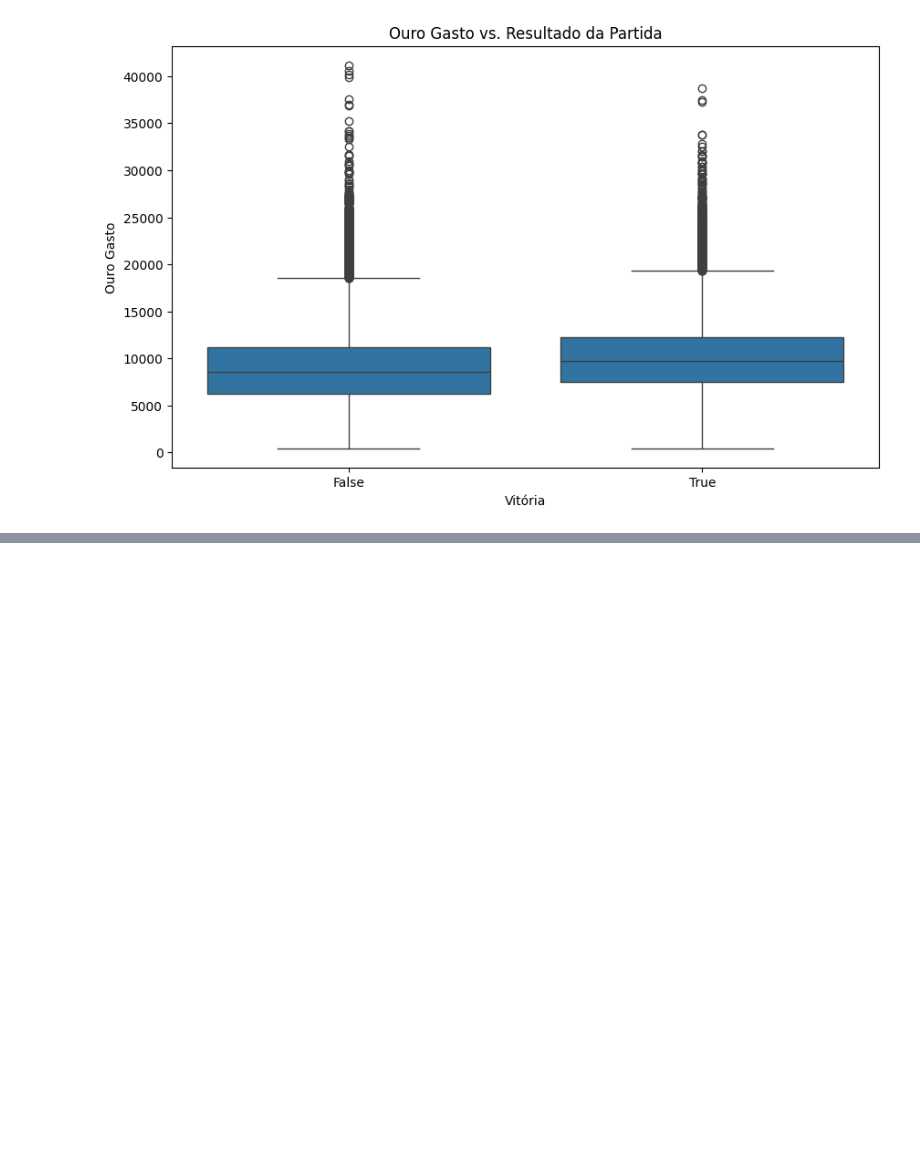
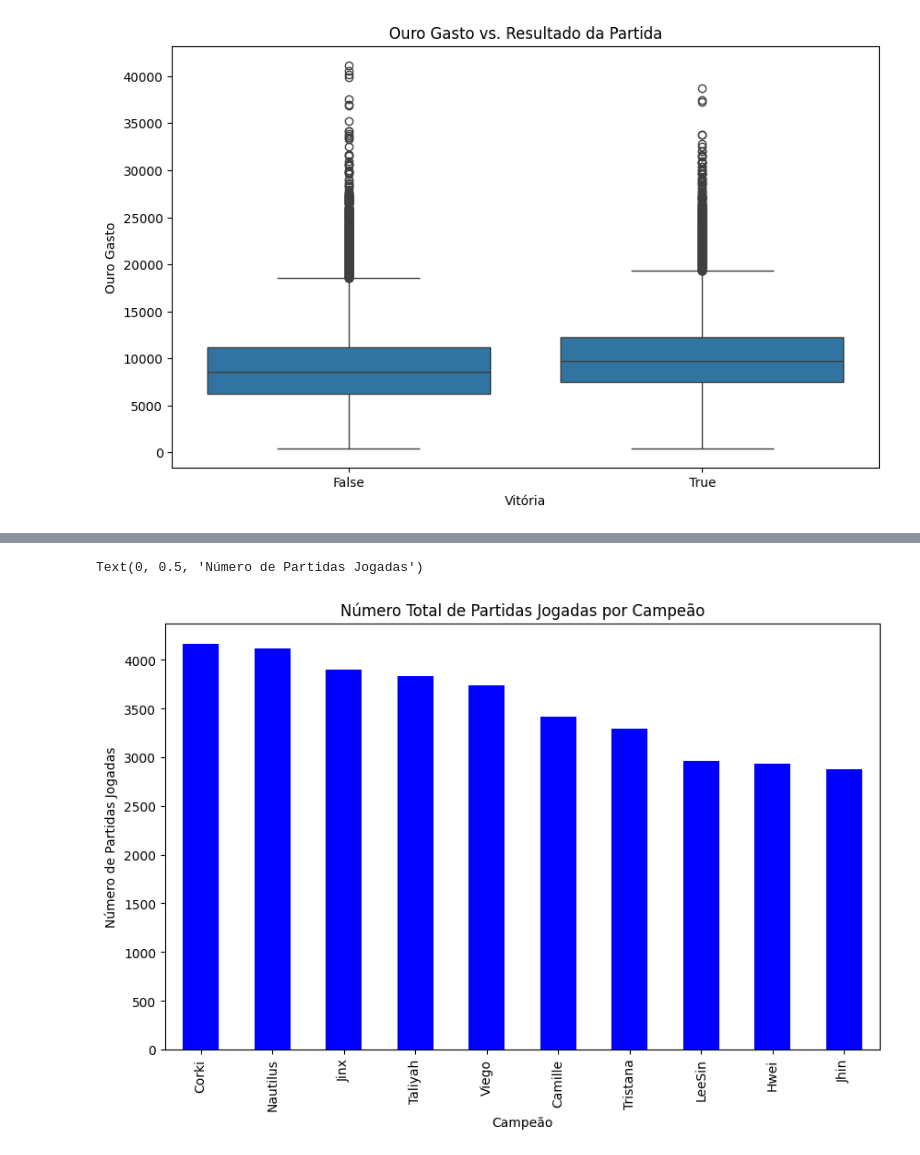
Before and after one commit to shadyrajab/predict-lol-match, a Jupyter notebook: mineracao.ipynb, the cells around one changed output, grey strips where cells are left out. Drawn from its saved outputs; the diff is of its cells as text; code cells hidden in the pictures; blank space fills up the shorter version.

```diff
--- a/mineracao.ipynb
+++ b/mineracao.ipynb
@@ -437,0 +457,9 @@ plt.show()
+# %%
+plt.figure(figsize=(10, 6))
+total_games.head(10).plot(kind='bar', color='blue')
+plt.title('Número Total de Partidas Jogadas por Campeão')
+plt.xlabel('Campeão')
+plt.ylabel('Número de Partidas Jogadas')
+# %% [output]
+Text(0, 0.5, 'Número de Partidas Jogadas')
+[figure, added]
```
Also changed, not shown: parts of 9 cells of this notebook.
